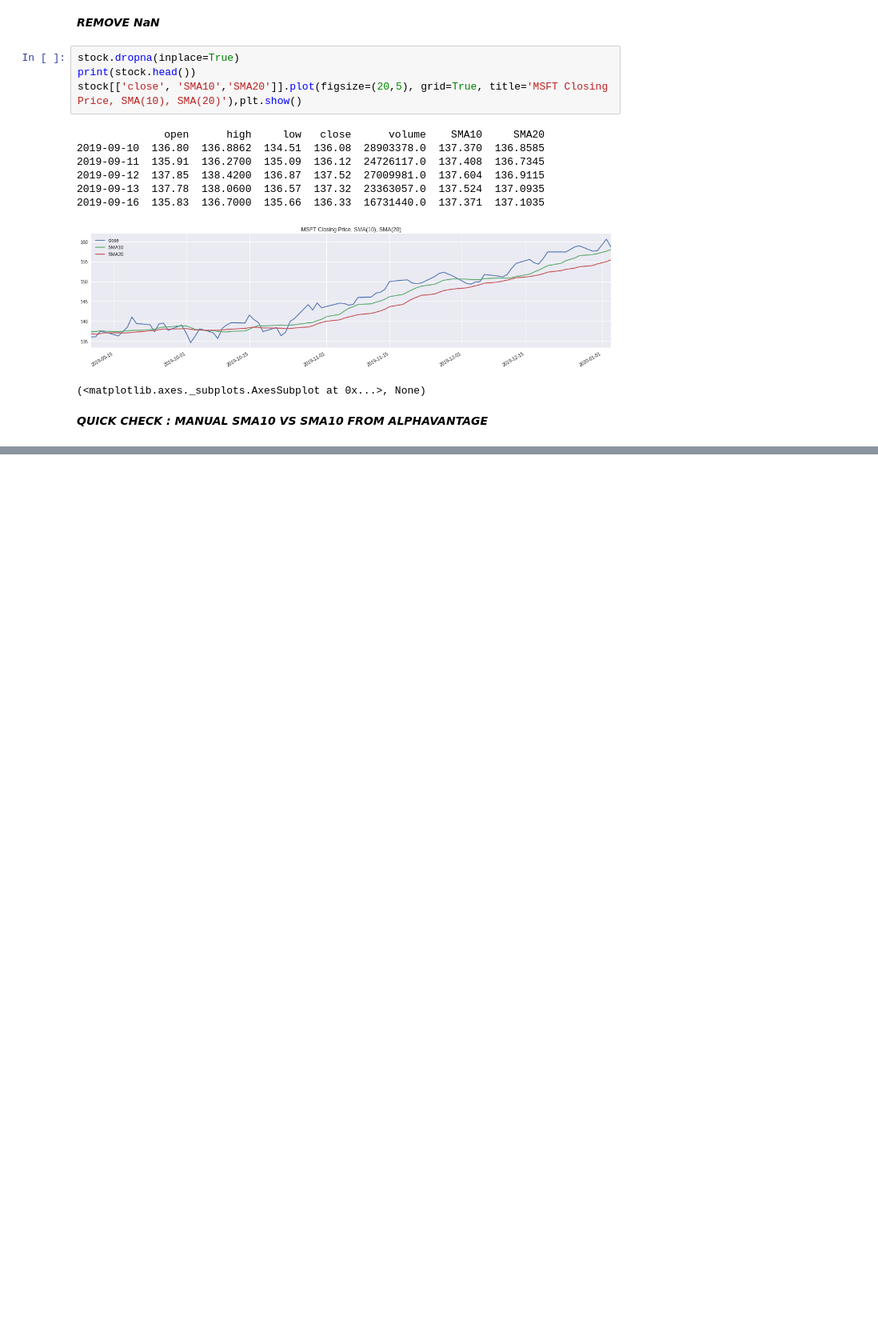
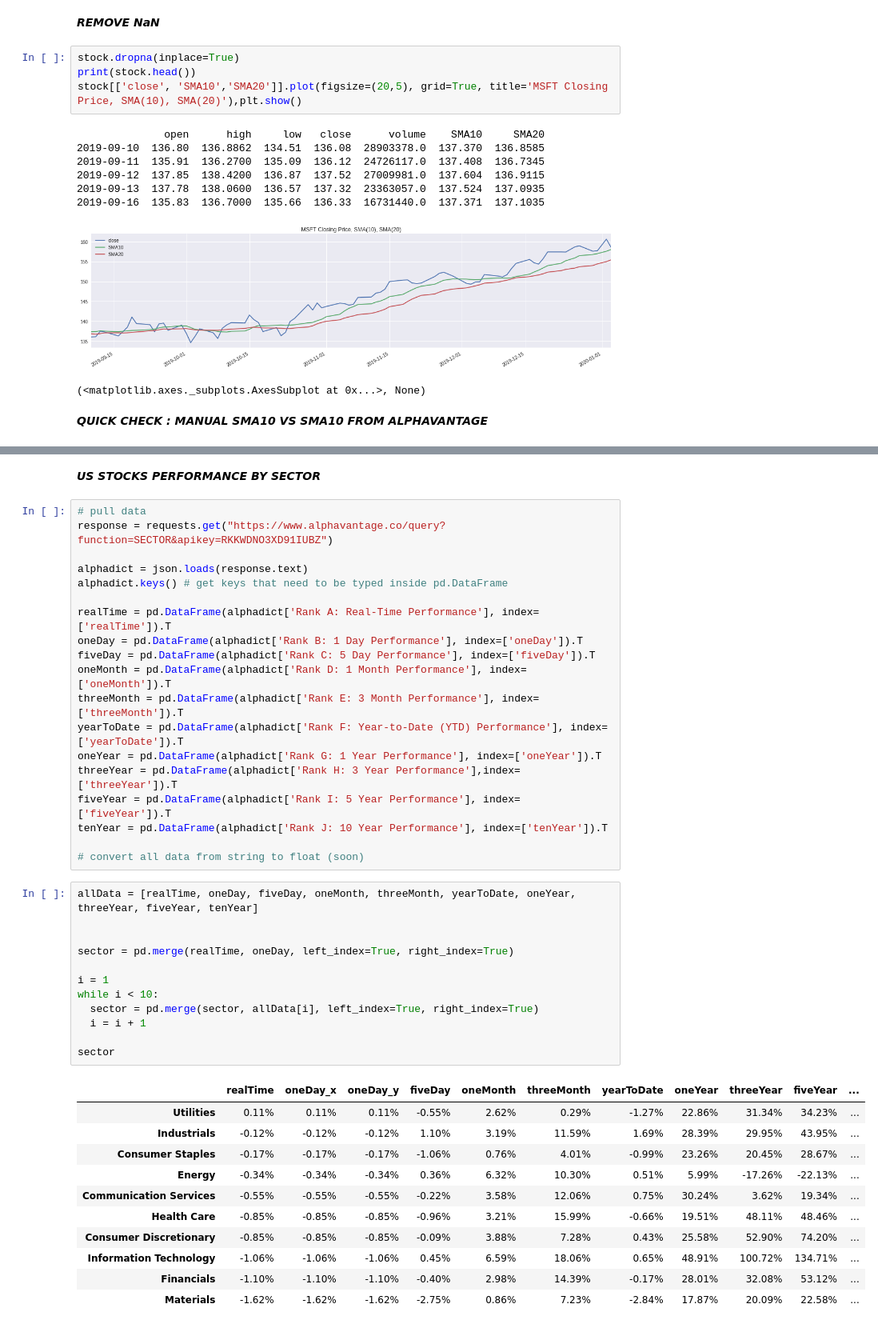
Before and after one commit to dwihdyn/algo-trading, a Jupyter notebook: master.ipynb, the cells around one changed output, grey strips where cells are left out. Shown: that part at 80% size. Saved outputs shown, nothing was run; the diff lists cells and outputs as text; blank space fills up the shorter version.

Commit message:
show table of us stock performance

```diff
--- a/master.ipynb
+++ b/master.ipynb
@@ -220,3 +220,48 @@ diff = display(round(sma10['SMA10'].tail() - stock['SMA10'].tail()))
 2020-01-02    0.0
 2020-01-03    0.0
 Name: SMA10, dtype: float64
+# %% [markdown]
+***US STOCKS PERFORMANCE BY SECTOR***
+# %%
+# pull data
+response = requests.get("https://www.alphavantage.co/query?function=SECTOR&apikey=RKKWDNO3XD91IUBZ")
+
+alphadict = json.loads(response.text)
+alphadict.keys() # get keys that need to be typed inside pd.DataFrame
+
+realTime = pd.DataFrame(alphadict['Rank A: Real-Time Performance'], index=['realTime']).T
+oneDay = pd.DataFrame(alphadict['Rank B: 1 Day Performance'], index=['oneDay']).T
+fiveDay = pd.DataFrame(alphadict['Rank C: 5 Day Performance'], index=['fiveDay']).T
+oneMonth = pd.DataFrame(alphadict['Rank D: 1 Month Performance'], index=['oneMonth']).T
+threeMonth = pd.DataFrame(alphadict['Rank E: 3 Month Performance'], index=['threeMonth']).T
+yearToDate = pd.DataFrame(alphadict['Rank F: Year-to-Date (YTD) Performance'], index=['yearToDate']).T
+oneYear = pd.DataFrame(alphadict['Rank G: 1 Year Performance'], index=['oneYear']).T
+threeYear = pd.DataFrame(alphadict['Rank H: 3 Year Performance'],index=['threeYear']).T
+fiveYear = pd.DataFrame(alphadict['Rank I: 5 Year Performance'], index=['fiveYear']).T
+tenYear = pd.DataFrame(alphadict['Rank J: 10 Year Performance'], index=['tenYear']).T
+
+# convert all data from string to float (soon)
+# %%
+allData = [realTime, oneDay, fiveDay, oneMonth, threeMonth, yearToDate, oneYear, threeYear, fiveYear, tenYear]
+
+
+sector = pd.merge(realTime, oneDay, left_index=True, right_index=True)
+
+i = 1
+while i < 10:
+  sector = pd.merge(sector, allData[i], left_index=True, right_index=True)
+  i = i + 1
+
+sector
+# %% [output]
+|  | realTime | oneDay_x | oneDay_y | fiveDay | oneMonth | threeMonth | yearToDate | oneYear | threeYear | fiveYear | ... |
+| Utilities | 0.11% | 0.11% | 0.11% | -0.55% | 2.62% | 0.29% | -1.27% | 22.86% | 31.34% | 34.23% | ... |
+| Industrials | -0.12% | -0.12% | -0.12% | 1.10% | 3.19% | 11.59% | 1.69% | 28.39% | 29.95% | 43.95% | ... |
+| Consumer Staples | -0.17% | -0.17% | -0.17% | -1.06% | 0.76% | 4.01% | -0.99% | 23.26% | 20.45% | 28.67% | ... |
+| Energy | -0.34% | -0.34% | -0.34% | 0.36% | 6.32% | 10.30% | 0.51% | 5.99% | -17.26% | -22.13% | ... |
+| Communication Services | -0.55% | -0.55% | -0.55% | -0.22% | 3.58% | 12.06% | 0.75% | 30.24% | 3.62% | 19.34% | ... |
+| Health Care | -0.85% | -0.85% | -0.85% | -0.96% | 3.21% | 15.99% | -0.66% | 19.51% | 48.11% | 48.46% | ... |
+| Consumer Discretionary | -0.85% | -0.85% | -0.85% | -0.09% | 3.88% | 7.28% | 0.43% | 25.58% | 52.90% | 74.20% | ... |
+| Information Technology | -1.06% | -1.06% | -1.06% | 0.45% | 6.59% | 18.06% | 0.65% | 48.91% | 100.72% | 134.71% | ... |
+| Financials | -1.10% | -1.10% | -1.10% | -0.40% | 2.98% | 14.39% | -0.17% | 28.01% | 32.08% | 53.12% | ... |
+| Materials | -1.62% | -1.62% | -1.62% | -2.75% | 0.86% | 7.23% | -2.84% | 17.87% | 20.09% | 22.58% | ... |
```
Also changed, not shown: parts of 1 cell of this notebook.
